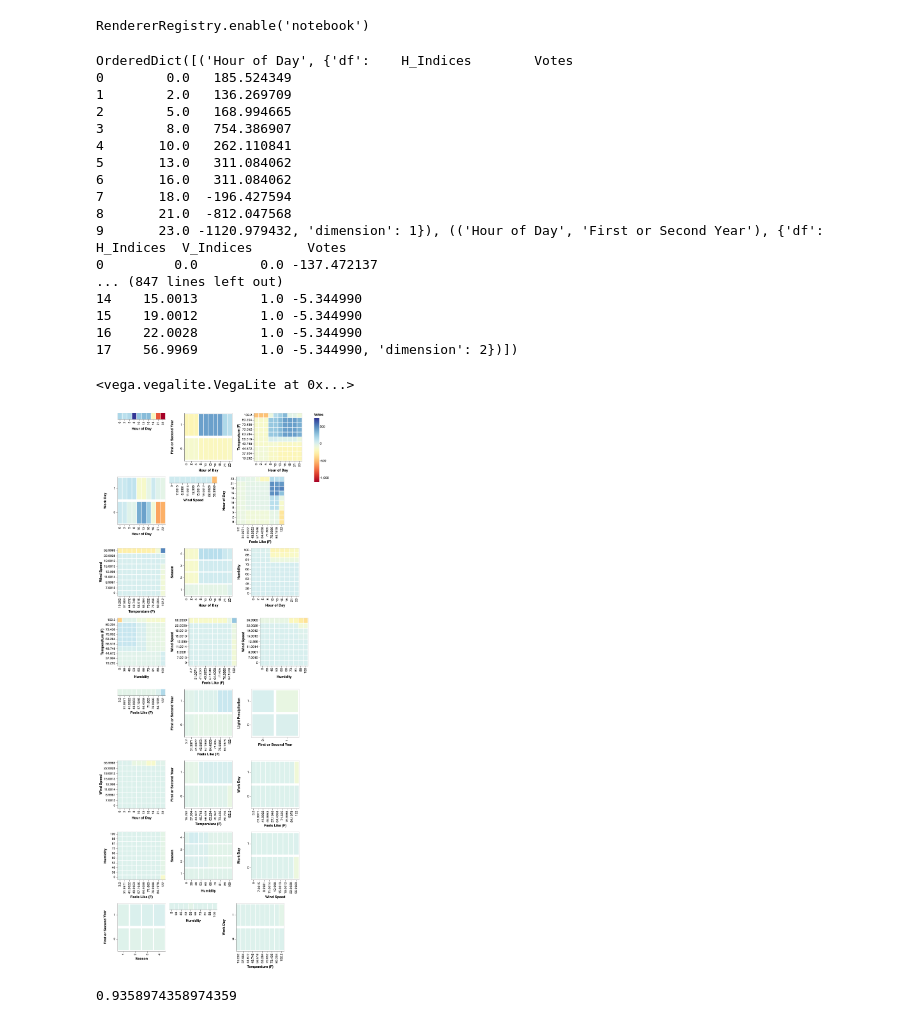
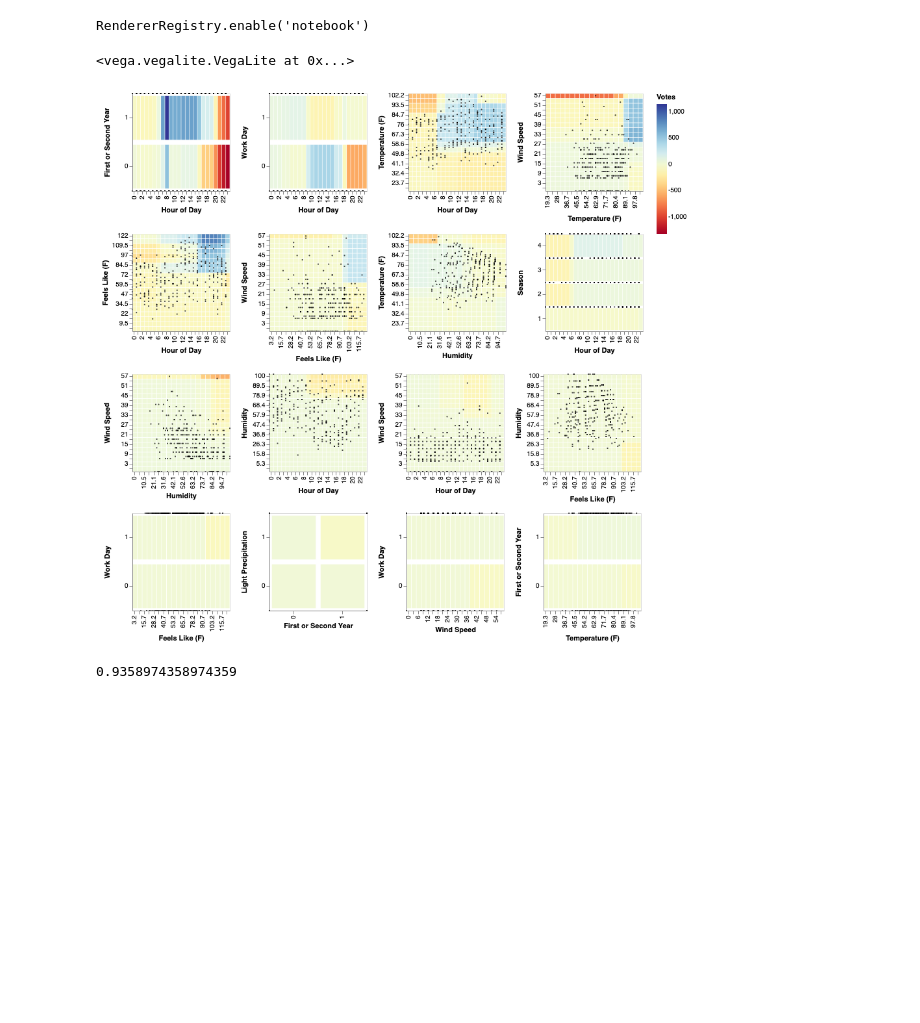
Before and after one commit to MattJBritton/ForestfortheTrees, a Jupyter notebook: developmentWorkbook.ipynb, the cells around one changed output. Cells and saved outputs as stored; diff of their text form; code cells hidden in the pictures; blank space fills up the shorter version.

Commit message:
Added scatterplots to heatmaps
No longer need to use quantiles, just linearly interpolate range

```diff
--- a/developmentWorkbook.ipynb
+++ b/developmentWorkbook.ipynb
@@ -328,18 +327,18 @@ def calculate(data, collapse_1d = True):
     chart_data = OrderedDict(sorted(chart_data.items(), key=lambda x: np.std(x[1]["df"]["Votes"]), reverse=True))
     return chart_data, output_details
 # %%
-def generate_chart(data, scheme="redyellowblue"):
+def generate_chart(data, raw_data, scheme="redyellowblue", plot_points=True):
     i = 1
     rows = []
     charts = []
     for key, value in data.iteritems():
 
         if value["dimension"] == 2:
-            y_encoding = alt.Y(field="V_Indices",\
+            y_encoding = alt.Y(field="V_Indices",
                                type="ordinal", sort="descending",
                                axis=alt.Axis(title=key[1]))
 
-        x_encoding = alt.X(field="H_Indices",\
+        x_encoding = alt.X(field="H_Indices",
                            type="ordinal", sort="ascending",
                            axis=alt.Axis(title=key[0] if value["dimension"] == 2 else key))
 
@@ -355,8 +354,20 @@ def generate_chart(data, scheme="redyellowblue"):
              chart = chart.encode(x=x_encoding, y=y_encoding, color=color_encoding)\
                 .properties(width=150, height=150)
 
+        if plot_points:
+            df = pd.DataFrame(raw_data["data"][np.random.choice(raw_data["data"].shape[0],300,replace=False),:],\
+                              columns=raw_data["feature_names"])
+            points = alt.Chart(df).mark_circle(
+                color='black',
+                size=5
+            ).encode(
+                x=alt.X(field=key[0],type="quantitative", sort="ascending", axis=None),
+                y=alt.X(field=key[1],type="quantitative", sort="ascending", axis=None)
+            ).properties(width=150, height=150)
+            chart = chart+ points
+
         charts.append(chart)
-        if i%3==0:
+        if i%4==0:
             rows.append(alt.hconcat(*charts))
             charts = []
         i += 1
@@ -364,28 +375,11 @@ def generate_chart(data, scheme="redyellowblue"):
 # %%
 data_to_use = load_data("bike")
 classifier, accuracy = build_classifier(data_to_use, 300, "gradient boosting")
-chart_data, output_details = calculate(data_to_use, False)
-generate_chart(chart_data)
+chart_data, output_details = calculate(data_to_use, 20)
+generate_chart(chart_data, data_to_use)
 # %% [output]
-OrderedDict([('Hour of Day', {'df':    H_Indices        Votes
-0        0.0   185.524349
-1        2.0   136.269709
-2        5.0   168.994665
-3        8.0   754.386907
-4       10.0   262.110841
-5       13.0   311.084062
-6       16.0   311.084062
-7       18.0  -196.427594
-8       21.0  -812.047568
-9       23.0 -1120.979432, 'dimension': 1}), (('Hour of Day', 'First or Second Year'), {'df':     H_Indices  V_Indices       Votes
-0         0.0        0.0 -137.472137
-... (847 lines left out)
-14    15.0013        1.0 -5.344990
-15    19.0012        1.0 -5.344990
-16    22.0028        1.0 -5.344990
-17    56.9969        1.0 -5.344990, 'dimension': 2})])
+<vega.vegalite.VegaLite at 0x...>
-<vega.vegalite.VegaLite at 0x...>
-[figure, old version]
+[figure, new version]
 # %%
 accuracy
 # %% [output]
```
Also changed, not shown: parts of 2 cells of this notebook.
